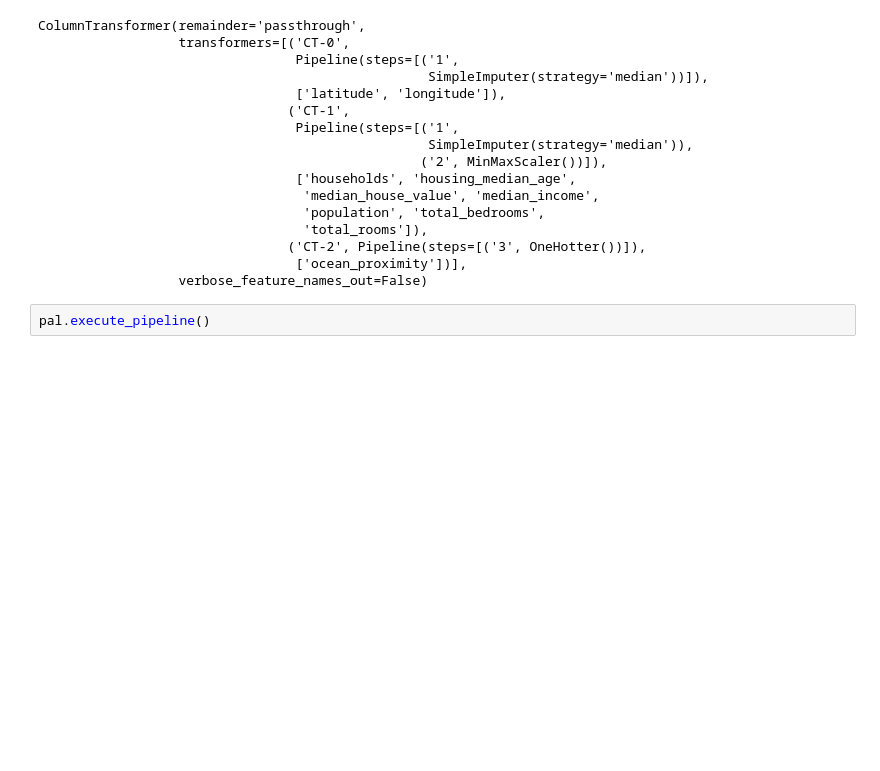
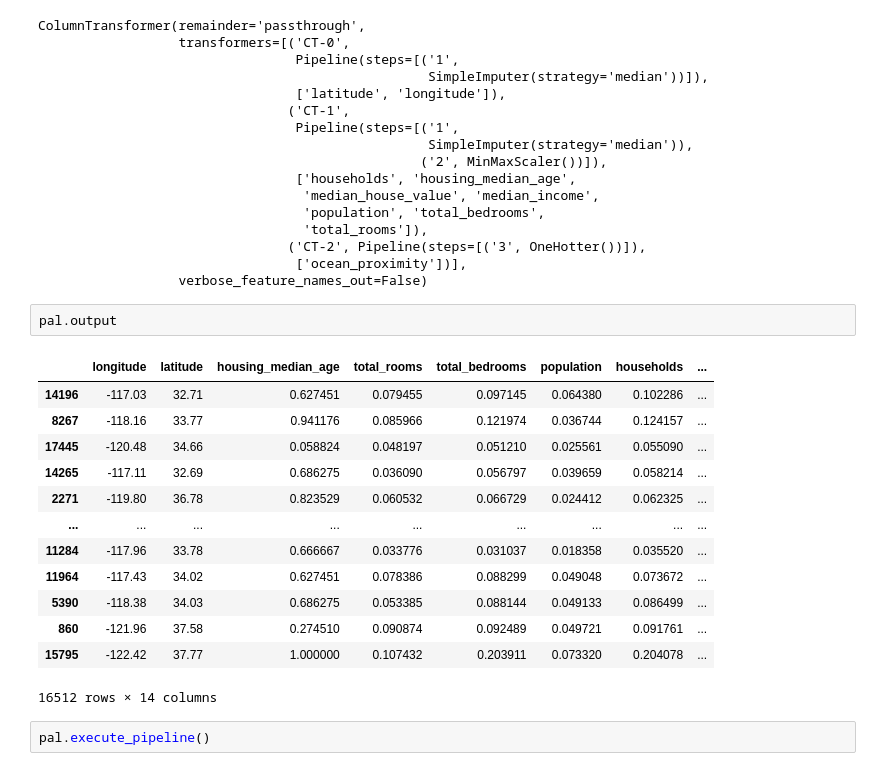
Before and after one commit to B0llemis/MLcode, a Jupyter notebook: Palanthir Experiment.ipynb, the cells around one changed output. Cells and saved outputs as stored; diff of their text form; blank space fills up the shorter version.

```diff
--- a/Palanthir Experiment.ipynb
+++ b/Palanthir Experiment.ipynb
@@ -543,6 +548,22 @@ ColumnTransformer(remainder='passthrough',
                                 ('CT-2', Pipeline(steps=[('3', OneHotter())]),
                                  ['ocean_proximity'])],
                   verbose_feature_names_out=False)
+# %%
+pal.output
+# %% [output]
+|  | longitude | latitude | housing_median_age | total_rooms | total_bedrooms | population | households | ... |
+| 14196 | -117.03 | 32.71 | 0.627451 | 0.079455 | 0.097145 | 0.064380 | 0.102286 | ... |
+| 8267 | -118.16 | 33.77 | 0.941176 | 0.085966 | 0.121974 | 0.036744 | 0.124157 | ... |
+| 17445 | -120.48 | 34.66 | 0.058824 | 0.048197 | 0.051210 | 0.025561 | 0.055090 | ... |
+| 14265 | -117.11 | 32.69 | 0.686275 | 0.036090 | 0.056797 | 0.039659 | 0.058214 | ... |
+| 2271 | -119.80 | 36.78 | 0.823529 | 0.060532 | 0.066729 | 0.024412 | 0.062325 | ... |
+| ... | ... | ... | ... | ... | ... | ... | ... | ... |
+| 11284 | -117.96 | 33.78 | 0.666667 | 0.033776 | 0.031037 | 0.018358 | 0.035520 | ... |
+| 11964 | -117.43 | 34.02 | 0.627451 | 0.078386 | 0.088299 | 0.049048 | 0.073672 | ... |
+| 5390 | -118.38 | 34.03 | 0.686275 | 0.053385 | 0.088144 | 0.049133 | 0.086499 | ... |
+| 860 | -121.96 | 37.58 | 0.274510 | 0.090874 | 0.092489 | 0.049721 | 0.091761 | ... |
+| 15795 | -122.42 | 37.77 | 1.000000 | 0.107432 | 0.203911 | 0.073320 | 0.204078 | ... |
+16512 rows × 14 columns
 # %%
 pal.execute_pipeline()
 # %% [output]
```
Also changed, not shown: parts of 9 cells of this notebook, 1 other file.
